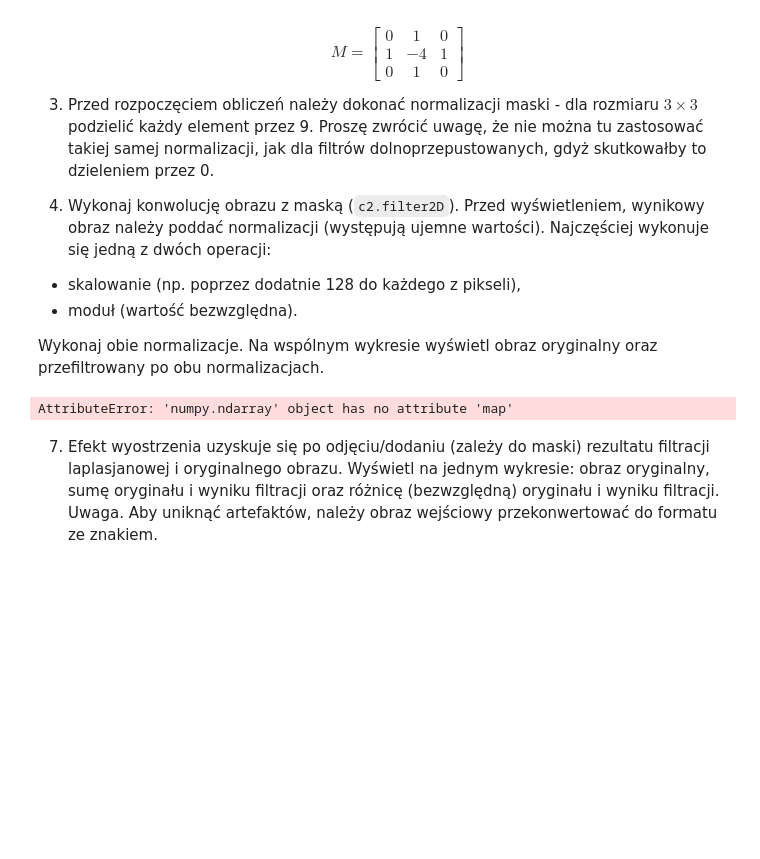
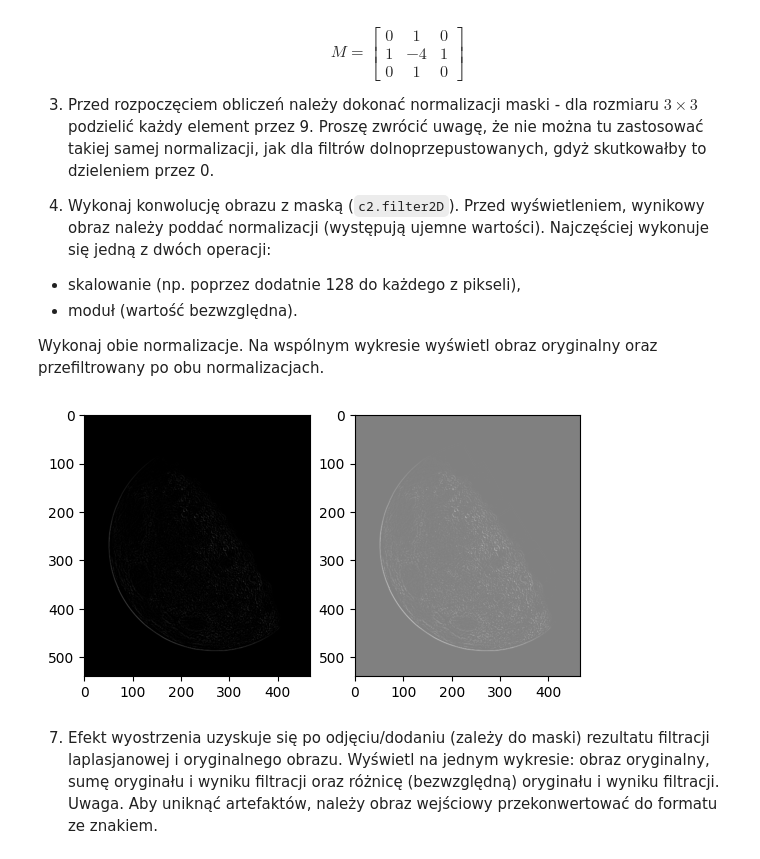
Before and after one commit to kpiotr6/WDCPO, a Jupyter notebook: lab6/06_context.ipynb, the cells around one changed output. Saved outputs shown, nothing was run; the diff lists cells and outputs as text; code cells hidden in the pictures; blank space fills up the shorter version.

```diff
--- a/lab6/06_context.ipynb
+++ b/lab6/06_context.ipynb
@@ -234,17 +235,23 @@ M =
 
 Wykonaj obie normalizacje.
 Na wspólnym wykresie wyświetl obraz oryginalny oraz przefiltrowany po obu normalizacjach.
+# %%
+def show_normalized(img,mask,show=True):
+  new_img = convolve(img,mask)
+  scaled = new_img+128
+  module = np.abs(new_img)
+
+  if show:
+    fig,ax = plt.subplots(1,2)
+    ax[0].imshow(module,"gray",vmin=0,vmax=255)
+    ax[1].imshow(scaled,"gray",vmin=0,vmax=255)
+  return scaled,module
 # %%
 img = cv2.imread("moon.png",cv2.IMREAD_GRAYSCALE)
-M = np.array([[0,1,0],[1,-4,1],[0,1,0]])/9
-new_img = convolve(img,M)
-scaled = new_img.map(lambda x: x+128)
-module = abs(new_img)
-fig,ax = plt.subplots(1,2)
-ax[0].imshow(module,"gray")
-ax[1].imshow(scaled,"gray")
+M = np.array([[0,1,0],[1,-4,1],[0,1,0]])
+scaled,module = show_normalized(img,M)
 # %% [output]
-AttributeError: 'numpy.ndarray' object has no attribute 'map'
+[figure, added]
 # %% [markdown]
 7. Efekt wyostrzenia uzyskuje się po odjęciu/dodaniu (zależy do maski) rezultatu filtracji laplasjanowej i oryginalnego obrazu. Wyświetl na jednym wykresie: obraz oryginalny, sumę oryginału i wyniku filtracji oraz różnicę (bezwzględną) oryginału i wyniku filtracji.
  Uwaga. Aby uniknąć artefaktów, należy obraz wejściowy przekonwertować do formatu ze znakiem.
```
Also changed, not shown: parts of 6 cells of this notebook, 1 other file.
